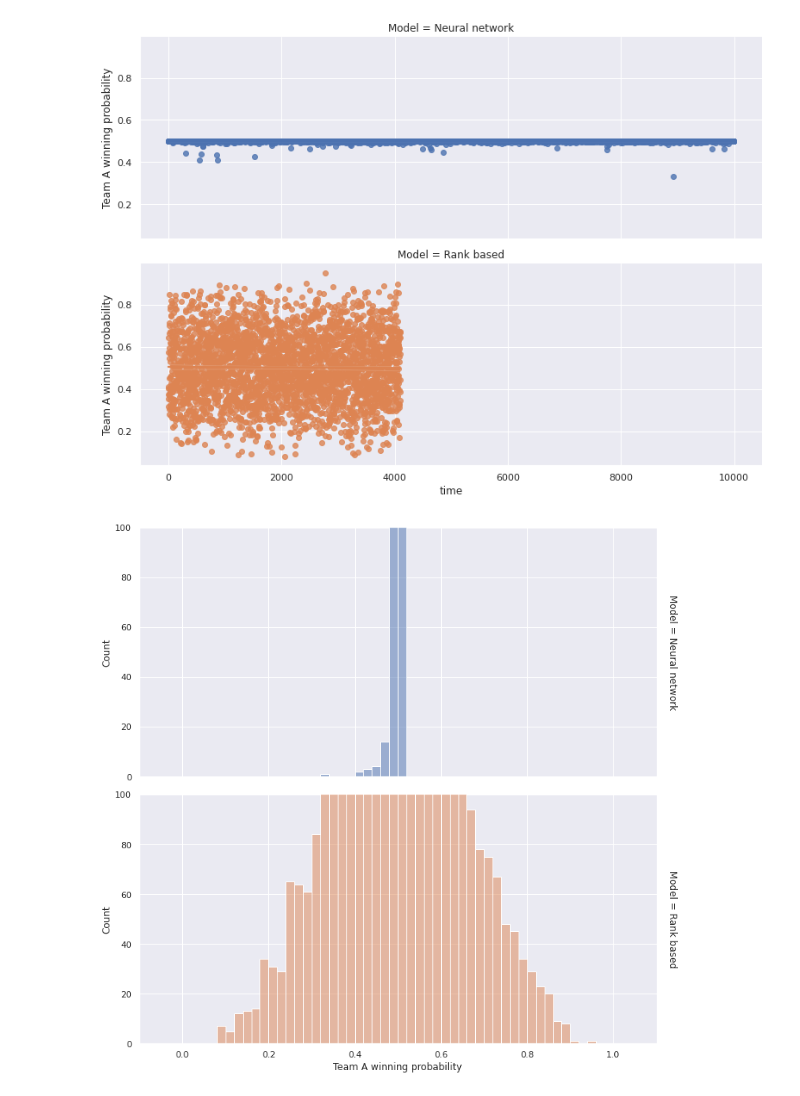
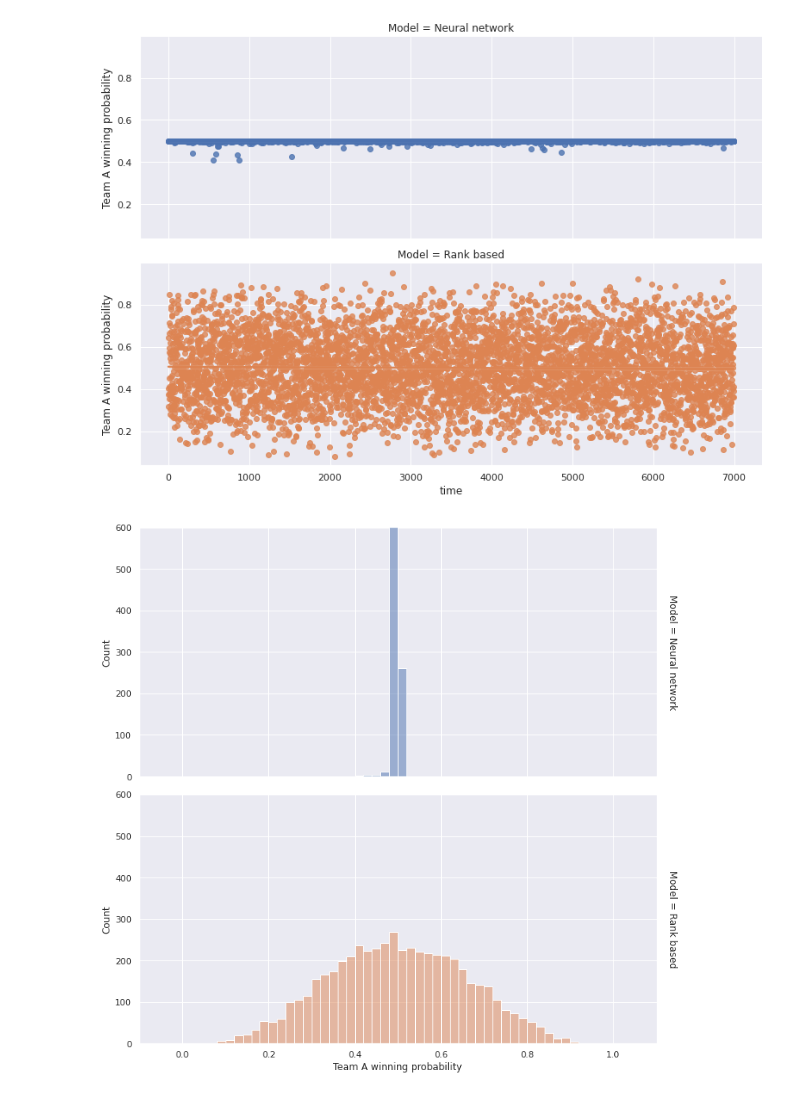
Before and after one commit to Breta01/match-making, a Jupyter notebook: visualisation.ipynb, the cells around one changed output. Drawn from its saved outputs; the diff is of its cells as text; code cells hidden in the pictures.

```diff
--- a/visualisation.ipynb
+++ b/visualisation.ipynb
@@ -17,7 +17,7 @@ stats_g = {}
 # %%
 for mode in modes:
     print(mode)
-    stats_m[mode] = stats_m[mode][:10000]
+    stats_m[mode] = stats_m[mode][:7000]
     stats = stats_m[mode]
     print(stats[-2:])
     print(len(stats))
@@ -83,36 +83,36 @@ for mode in modes:
     stats = stats_m[mode]
     x = np.array([[t, s["sigmoid"], m[mode]] for t, s in enumerate(stats) if s is not None], dtype=object)
     df["time"].extend(x[:, 0].tolist())
     df["Team A winning probability"].extend(x[:, 1].tolist())
     df["Model"].extend(x[:, 2].tolist())
 
 df = pd.DataFrame(df)
 
 
 g = sns.lmplot(
     data=df,
     row="Model",
     hue="Model",
 
     x="time", y="Team A winning probability",
     height=4, aspect=11/4,
     # facet_kws=dict(ylim=(0.499, 0.5001))
 )
 
 plot = sns.displot(
-    df, x="Team A winning probability", facet_kws=dict(margin_titles=True, xlim=(-0.1, 1.1), ylim=(0, 100)),
+    df, x="Team A winning probability", facet_kws=dict(margin_titles=True, xlim=(-0.1, 1.1), ylim=(0, 600)),
     bins=[i / 50 for i in range(51)],
     height=5, aspect=11/5,
     row="Model",
     hue="Model",
 )
 plot._legend.remove()
 
 fig = plot.fig
 fig.savefig("prob_histogram.png")
 # %% [output]
-[figure, old version]
+[figure, new version]
-[figure, old version]
+[figure, new version]
 # %%
 for mode in modes:
     print(mode)
```
Also changed, not shown: parts of 4 cells of this notebook, 1 other file.
